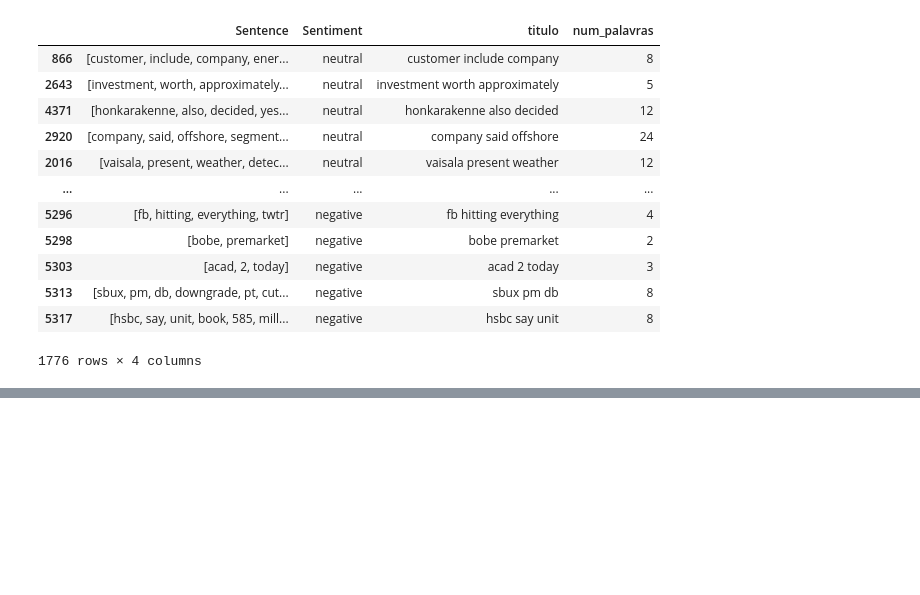
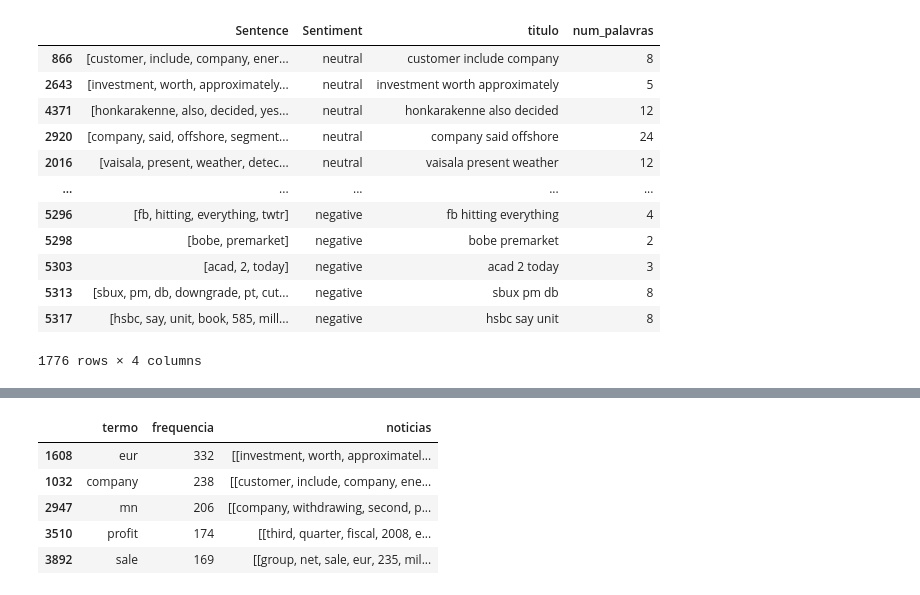
Before and after one commit to caua-braga-de-lima/news_sentiment_analyzer, a Jupyter notebook: DESAFIO2_DEMODAY.ipynb, the cells around one changed output, grey strips where cells are left out. Cells and saved outputs as stored; diff of their text form; code cells hidden in the pictures; blank space fills up the shorter version.

```diff
--- a/DESAFIO2_DEMODAY.ipynb
+++ b/DESAFIO2_DEMODAY.ipynb
@@ -398,0 +356,45 @@ hconcat
+# %%
+noticias = df_balanceado['Sentence']
+
+noticias_texto = noticias.apply(lambda tokens: ' '.join(tokens))
+
+# Utiliza CountVectorizer para criar a matriz de termos
+vectorizer = CountVectorizer()
+X = vectorizer.fit_transform(noticias_texto)
+
+# Cria um DataFrame com a distribuição de frequência
+freq_df = pd.DataFrame(X.toarray(), columns=vectorizer.get_feature_names_out())
+
+# Adiciona a coluna 'titulo' ao novo DataFrame
+freq_df['titulo'] = df_balanceado['titulo']
+
+# Cria um DataFrame para a distribuição de frequência final
+final_freq_df = pd.DataFrame()
+
+# Itera sobre as colunas de termos no DataFrame de frequência
+for termo in freq_df.columns:
+    if termo != 'titulo':  # Ignora a coluna 'titulo'
+        # Obtém a soma da frequência do termo em todas as notícias
+        freq_total = freq_df[termo].sum()
+
+        # Filtra as notícias onde o termo aparece
+        noticias_com_termo = df_balanceado[df_balanceado.apply(lambda row: termo in row['Sentence'], axis=1)]['Sentence'].tolist()
+
+        # Cria uma nova linha para o DataFrame final
+        nova_linha = pd.DataFrame({'termo': [termo], 'frequencia': [freq_total], 'noticias': [noticias_com_termo]})
+
+        # Adiciona a nova linha ao DataFrame final
+        final_freq_df = pd.concat([final_freq_df, nova_linha], ignore_index=True)
+
+# Salva o novo DataFrame
+final_freq_df.to_csv('distribuicao_frequencia_final.csv', index=False)
+# %%
+final_freq_df = final_freq_df.sort_values(by='frequencia',ascending=False)
+final_freq_df.head()
+# %% [output]
+|  | termo | frequencia | noticias |
+| 1608 | eur | 332 | [[investment, worth, approximatel... |
+| 1032 | company | 238 | [[customer, include, company, ene... |
+| 2947 | mn | 206 | [[company, withdrawing, second, p... |
+| 3510 | profit | 174 | [[third, quarter, fiscal, 2008, e... |
+| 3892 | sale | 169 | [[group, net, sale, eur, 235, mil... |
```
Also changed, not shown: parts of 6 cells of this notebook.
